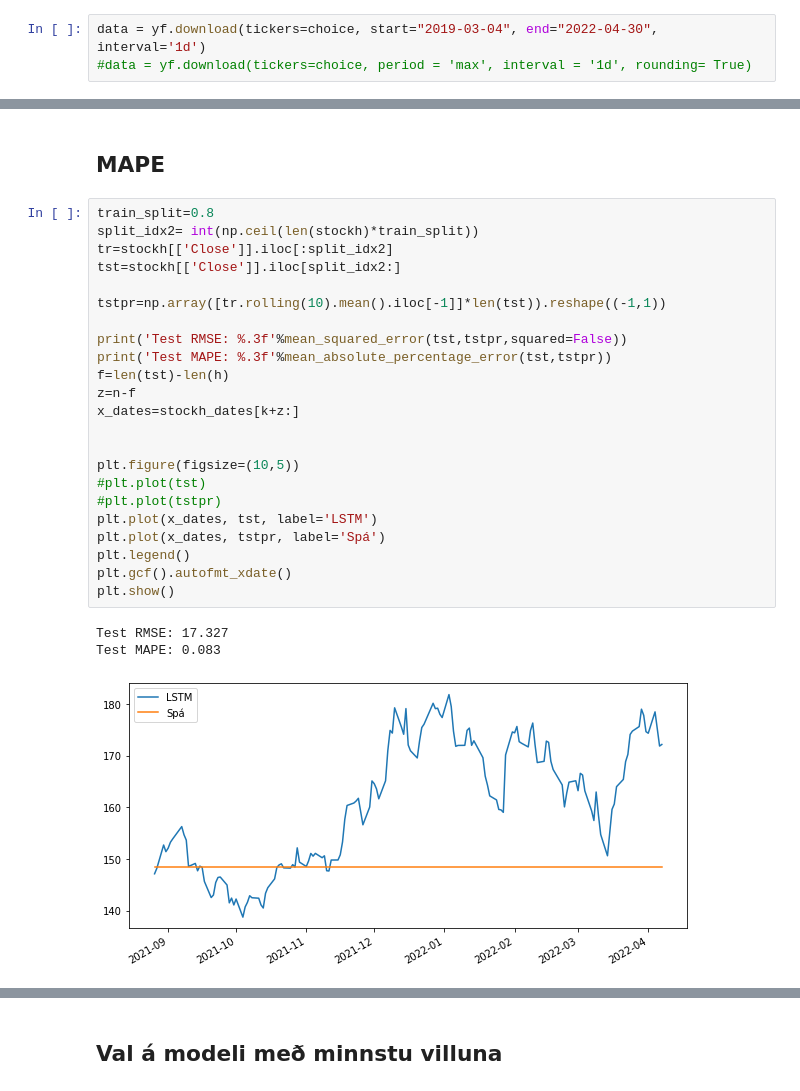
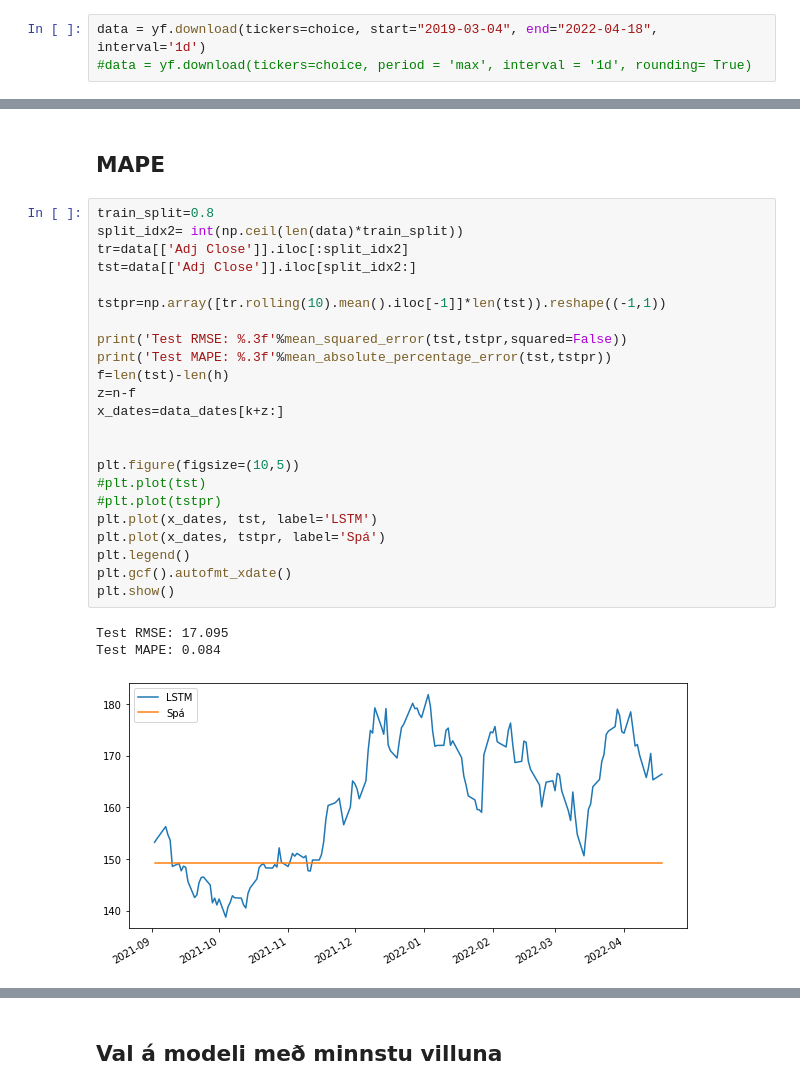
Before and after one commit to Orri050/Lokaverkefni, a Jupyter notebook: Lokaverkefni.ipynb, the cells around one changed output, grey strips where cells are left out. Cells and saved outputs as stored; diff of their text form.

```diff
--- a/Lokaverkefni.ipynb
+++ b/Lokaverkefni.ipynb
@@ -57,7 +55,7 @@ Write a stock symbol:AAPL
 # %% [markdown]
 ## Hlutabréf gögn
 # %%
-data = yf.download(tickers=choice, start="2019-03-04", end="2022-04-30", interval='1d')
+data = yf.download(tickers=choice, start="2019-03-04", end="2022-04-18", interval='1d')
 #data = yf.download(tickers=choice, period = 'max', interval = '1d', rounding= True)
 # %% [output]
 [*********************100%***********************]  1 of 1 completed
@@ -442,31 +521,31 @@ Villa3=(rmse3+mape3)/2
 ## MAPE
 # %%
 train_split=0.8
-split_idx2= int(np.ceil(len(stockh)*train_split))
-tr=stockh[['Close']].iloc[:split_idx2]
-tst=stockh[['Close']].iloc[split_idx2:]
+split_idx2= int(np.ceil(len(data)*train_split))
+tr=data[['Adj Close']].iloc[:split_idx2]
+tst=data[['Adj Close']].iloc[split_idx2:]
 
 tstpr=np.array([tr.rolling(10).mean().iloc[-1]]*len(tst)).reshape((-1,1))
 
 print('Test RMSE: %.3f'%mean_squared_error(tst,tstpr,squared=False))
 print('Test MAPE: %.3f'%mean_absolute_percentage_error(tst,tstpr))
 f=len(tst)-len(h)
 z=n-f
-x_dates=stockh_dates[k+z:]
+x_dates=data_dates[k+z:]
 
 
 plt.figure(figsize=(10,5))
 #plt.plot(tst)
 #plt.plot(tstpr)
 plt.plot(x_dates, tst, label='LSTM')
 plt.plot(x_dates, tstpr, label='Spá')
 plt.legend()
 plt.gcf().autofmt_xdate()
 plt.show()
 # %% [output]
-Test RMSE: 17.327
-Test MAPE: 0.083
+Test RMSE: 17.095
+Test MAPE: 0.084
-[figure, old version]
+[figure, new version]
 # %%
 from statsmodels.tsa.api import SimpleExpSmoothing
 
```
Also changed, not shown: parts of 61 cells of this notebook.
